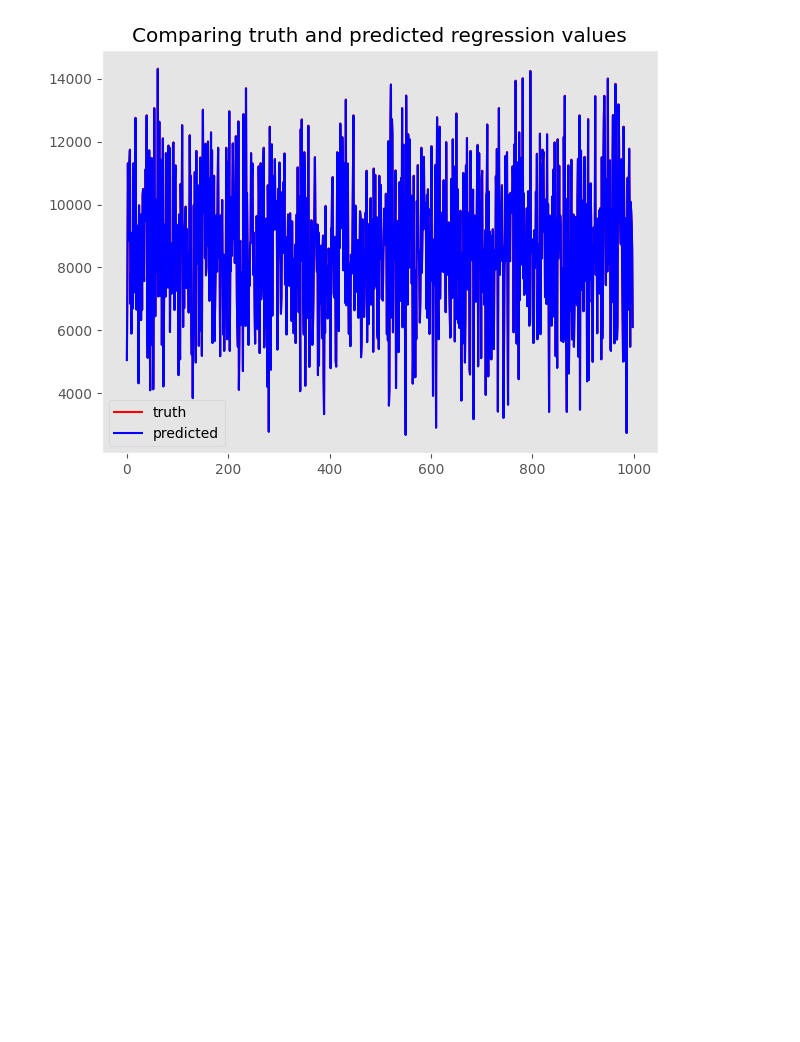
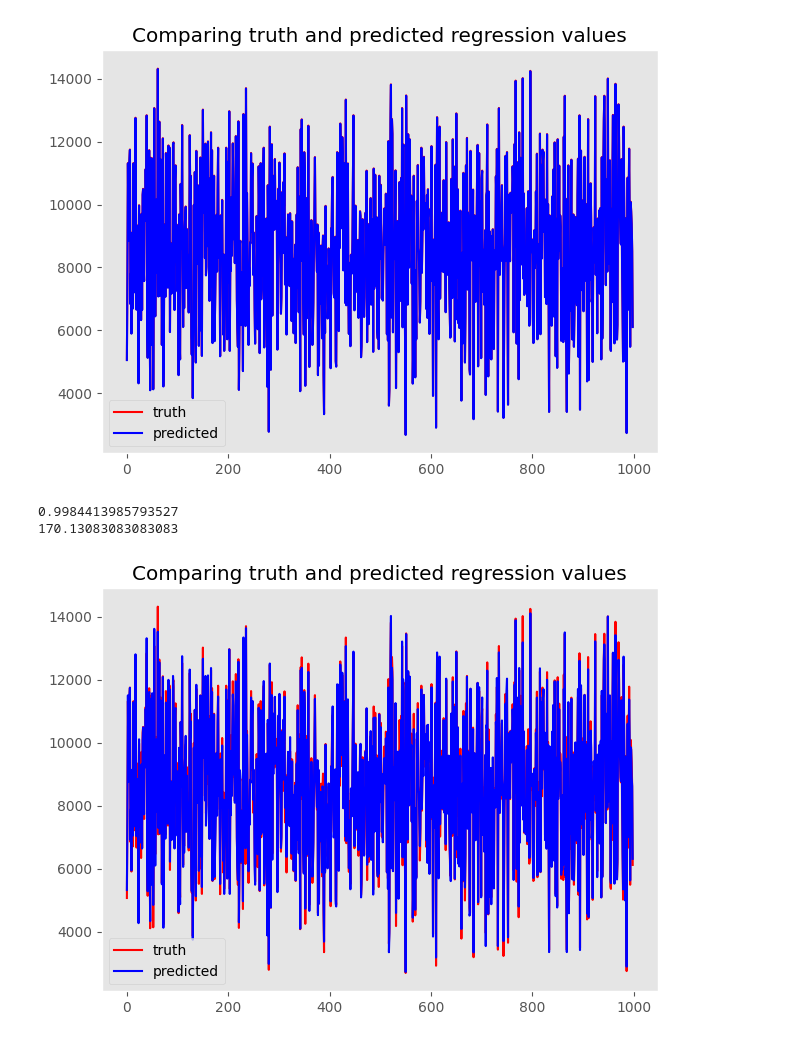
Before and after one commit to ogundipe/AkinwaleDataScience, a Jupyter notebook: AI_Assignment.ipynb, the cells around one changed output. Cells and saved outputs as stored; diff of their text form; code cells hidden in the pictures; blank space fills up the shorter version.

```diff
--- a/AI_Assignment.ipynb
+++ b/AI_Assignment.ipynb
@@ -198,3 +198,17 @@ def make_plot(truth, prediction):
 make_plot(test_data_Y, predicted)
 # %% [output]
 [figure]
+# %%
+# Now let's do random forest regression
+from sklearn.ensemble import RandomForestRegressor
+rf_reg = RandomForestRegressor().fit(train_data_X, train_data_Y)
+rf_predicted = rf_reg.predict(test__data_X)
+print(rf_reg.score(train_data_X, train_data_Y))
+print(mean_absolute_error(test_data_Y, rf_predicted))
+# %% [output]
+0.9984413985793527
+170.13083083083083
+# %%
+make_plot(test_data_Y, rf_predicted)
+# %% [output]
+[figure, added]
```
Also changed, not shown: parts of 6 cells of this notebook.
